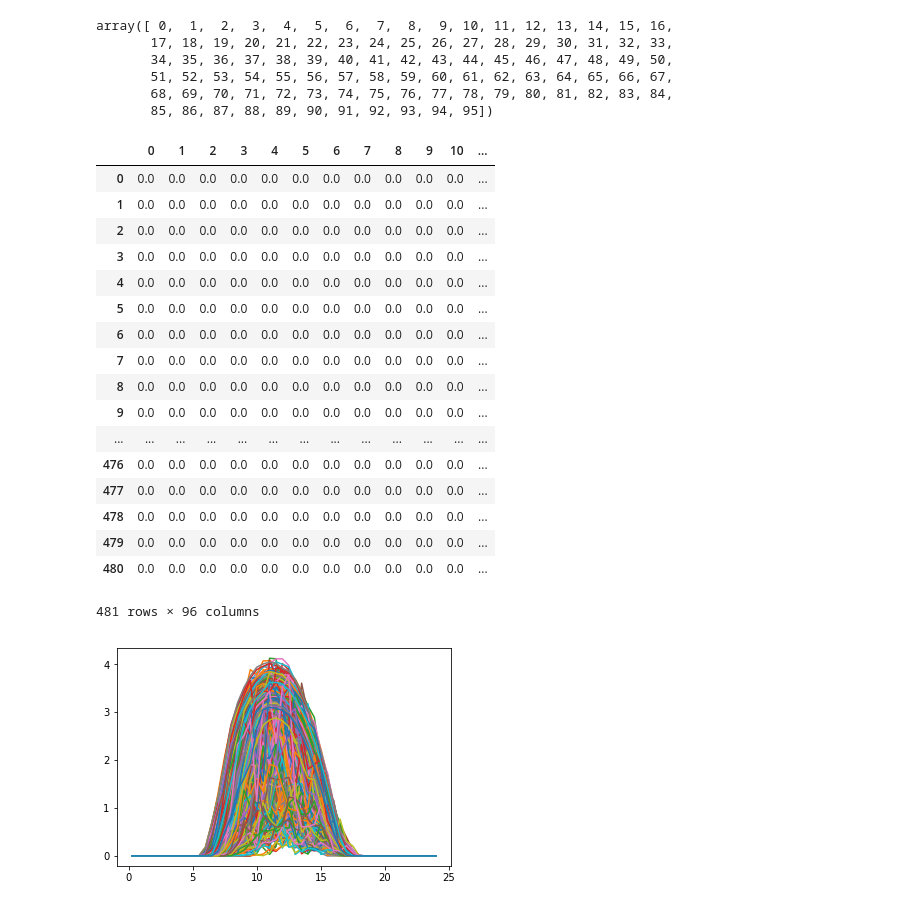
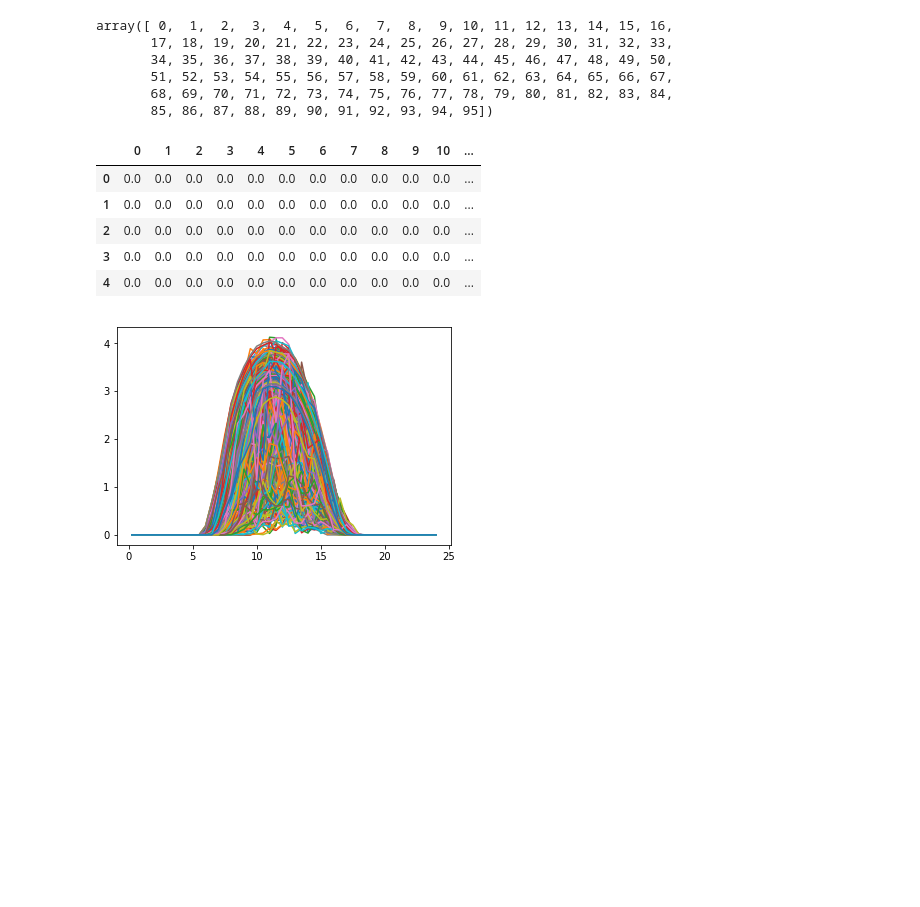
Before and after one commit to TakuKaneda/PVScenarioGenerator, a Jupyter notebook: preprocessing/Data Retouch.ipynb, the cells around one changed output. Drawn from its saved outputs; the diff is of its cells as text; code cells hidden in the pictures; blank space fills up the shorter version.

```diff
--- a/preprocessing/Data Retouch.ipynb
+++ b/preprocessing/Data Retouch.ipynb
@@ -70,26 +70,14 @@ for df in [df_summer,df_shift_summer,df_winter]:
 # %%
 # df_summer = df_summer.interpolate(method='linear',axis=1)
 # df_summer = df_summer.fillna(0)
-df_winter
+df_winter.head()
 # %% [output]
 |  | 0 | 1 | 2 | 3 | 4 | 5 | 6 | 7 | 8 | 9 | 10 | ... |
 | 0 | 0.0 | 0.0 | 0.0 | 0.0 | 0.0 | 0.0 | 0.0 | 0.0 | 0.0 | 0.0 | 0.0 | ... |
 | 1 | 0.0 | 0.0 | 0.0 | 0.0 | 0.0 | 0.0 | 0.0 | 0.0 | 0.0 | 0.0 | 0.0 | ... |
 | 2 | 0.0 | 0.0 | 0.0 | 0.0 | 0.0 | 0.0 | 0.0 | 0.0 | 0.0 | 0.0 | 0.0 | ... |
 | 3 | 0.0 | 0.0 | 0.0 | 0.0 | 0.0 | 0.0 | 0.0 | 0.0 | 0.0 | 0.0 | 0.0 | ... |
 | 4 | 0.0 | 0.0 | 0.0 | 0.0 | 0.0 | 0.0 | 0.0 | 0.0 | 0.0 | 0.0 | 0.0 | ... |
-| 5 | 0.0 | 0.0 | 0.0 | 0.0 | 0.0 | 0.0 | 0.0 | 0.0 | 0.0 | 0.0 | 0.0 | ... |
-| 6 | 0.0 | 0.0 | 0.0 | 0.0 | 0.0 | 0.0 | 0.0 | 0.0 | 0.0 | 0.0 | 0.0 | ... |
-| 7 | 0.0 | 0.0 | 0.0 | 0.0 | 0.0 | 0.0 | 0.0 | 0.0 | 0.0 | 0.0 | 0.0 | ... |
-| 8 | 0.0 | 0.0 | 0.0 | 0.0 | 0.0 | 0.0 | 0.0 | 0.0 | 0.0 | 0.0 | 0.0 | ... |
-| 9 | 0.0 | 0.0 | 0.0 | 0.0 | 0.0 | 0.0 | 0.0 | 0.0 | 0.0 | 0.0 | 0.0 | ... |
-| ... | ... | ... | ... | ... | ... | ... | ... | ... | ... | ... | ... | ... |
-| 476 | 0.0 | 0.0 | 0.0 | 0.0 | 0.0 | 0.0 | 0.0 | 0.0 | 0.0 | 0.0 | 0.0 | ... |
-| 477 | 0.0 | 0.0 | 0.0 | 0.0 | 0.0 | 0.0 | 0.0 | 0.0 | 0.0 | 0.0 | 0.0 | ... |
-| 478 | 0.0 | 0.0 | 0.0 | 0.0 | 0.0 | 0.0 | 0.0 | 0.0 | 0.0 | 0.0 | 0.0 | ... |
-| 479 | 0.0 | 0.0 | 0.0 | 0.0 | 0.0 | 0.0 | 0.0 | 0.0 | 0.0 | 0.0 | 0.0 | ... |
-| 480 | 0.0 | 0.0 | 0.0 | 0.0 | 0.0 | 0.0 | 0.0 | 0.0 | 0.0 | 0.0 | 0.0 | ... |
-481 rows × 96 columns
 # %%
 t96 = np.arange(0.25,24.25,0.25)
 for i in range(df_winter.shape[0]):
```
Also changed, not shown: 1 other file.
